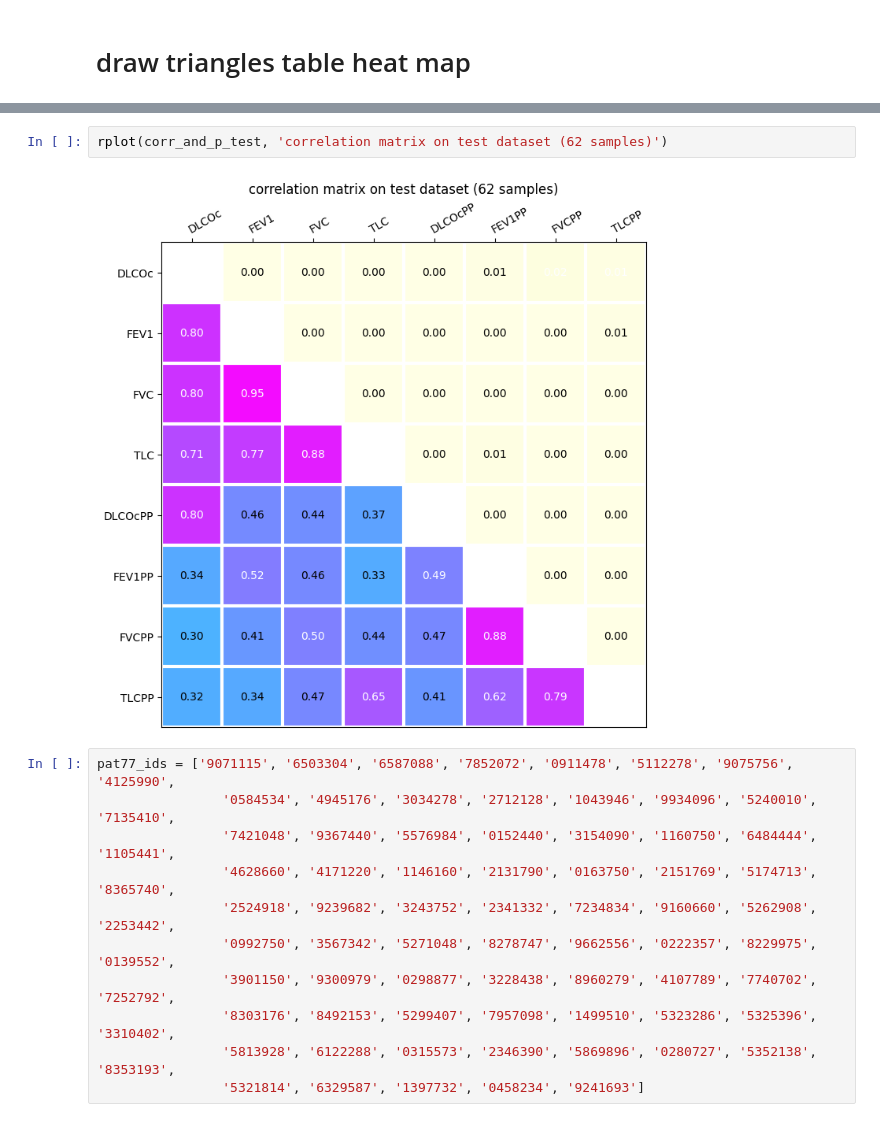
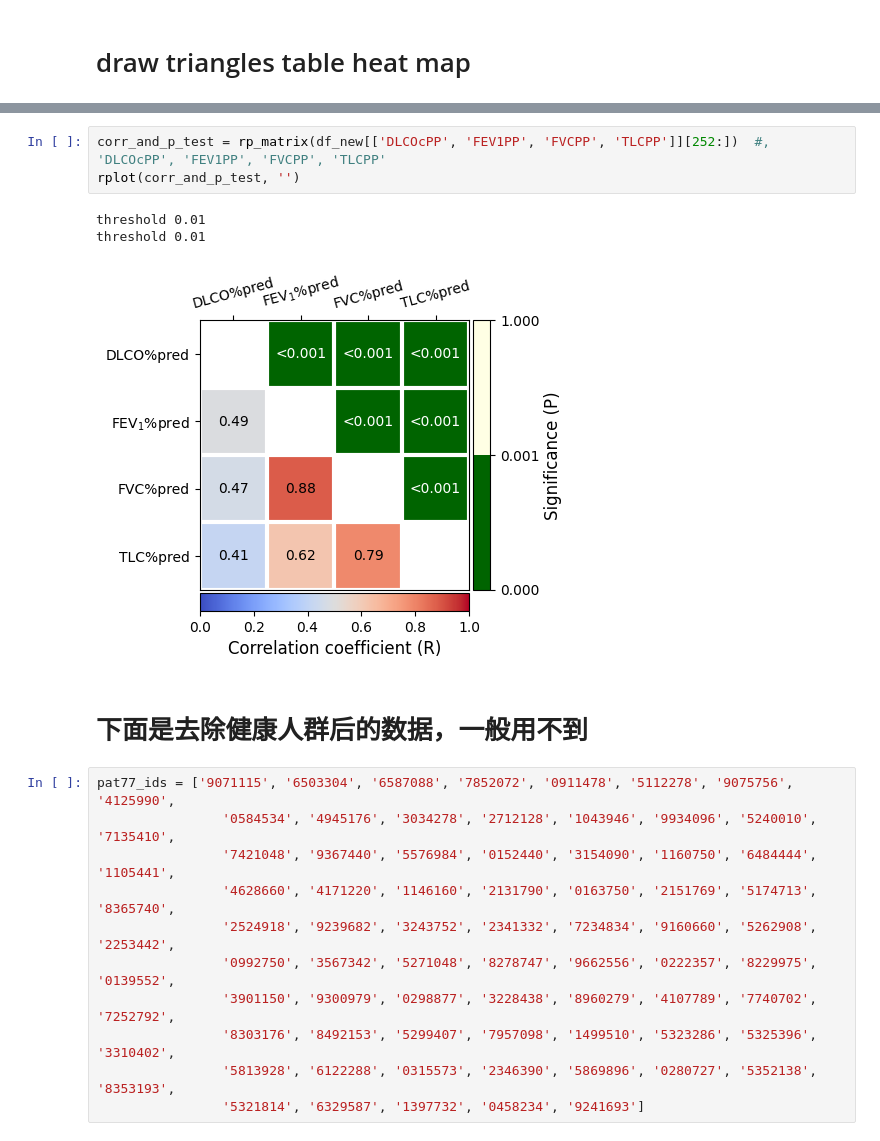
Before and after one commit to Jingnan-Jia/PFT_estimation, a Jupyter notebook: lung_function/scripts/jupyter_notebooks/r_manual_biomarkers_to_PFT.ipynb, the cells around one changed output, grey strips where cells are left out. Saved outputs shown, nothing was run; the diff lists cells and outputs as text.

```diff
--- a/lung_function/scripts/jupyter_notebooks/r_manual_biomarkers_to_PFT.ipynb
+++ b/lung_function/scripts/jupyter_notebooks/r_manual_biomarkers_to_PFT.ipynb
@@ -456,7 +525,12 @@ rplot(corr_and_p_test, '')
-# %%
-rplot(corr_and_p_test, 'correlation matrix on test dataset (62 samples)')
-# %% [output]
-[figure, removed]
+# %%
+corr_and_p_test = rp_matrix(df_new[['DLCOcPP', 'FEV1PP', 'FVCPP', 'TLCPP']][252:])  #, 'DLCOcPP', 'FEV1PP', 'FVCPP', 'TLCPP'
+rplot(corr_and_p_test, '')
+# %% [output]
+threshold 0.01
+threshold 0.01
+[figure, added]
+# %% [markdown]
+# 下面是去除健康人群后的数据，一般用不到
 # %%
 pat77_ids = ['9071115', '6503304', '6587088', '7852072', '0911478', '5112278', '9075756', '4125990',
                 '0584534', '4945176', '3034278', '2712128', '1043946', '9934096', '5240010', '7135410',
```
Also changed, not shown: parts of 21 cells of this notebook, 27 other files.
